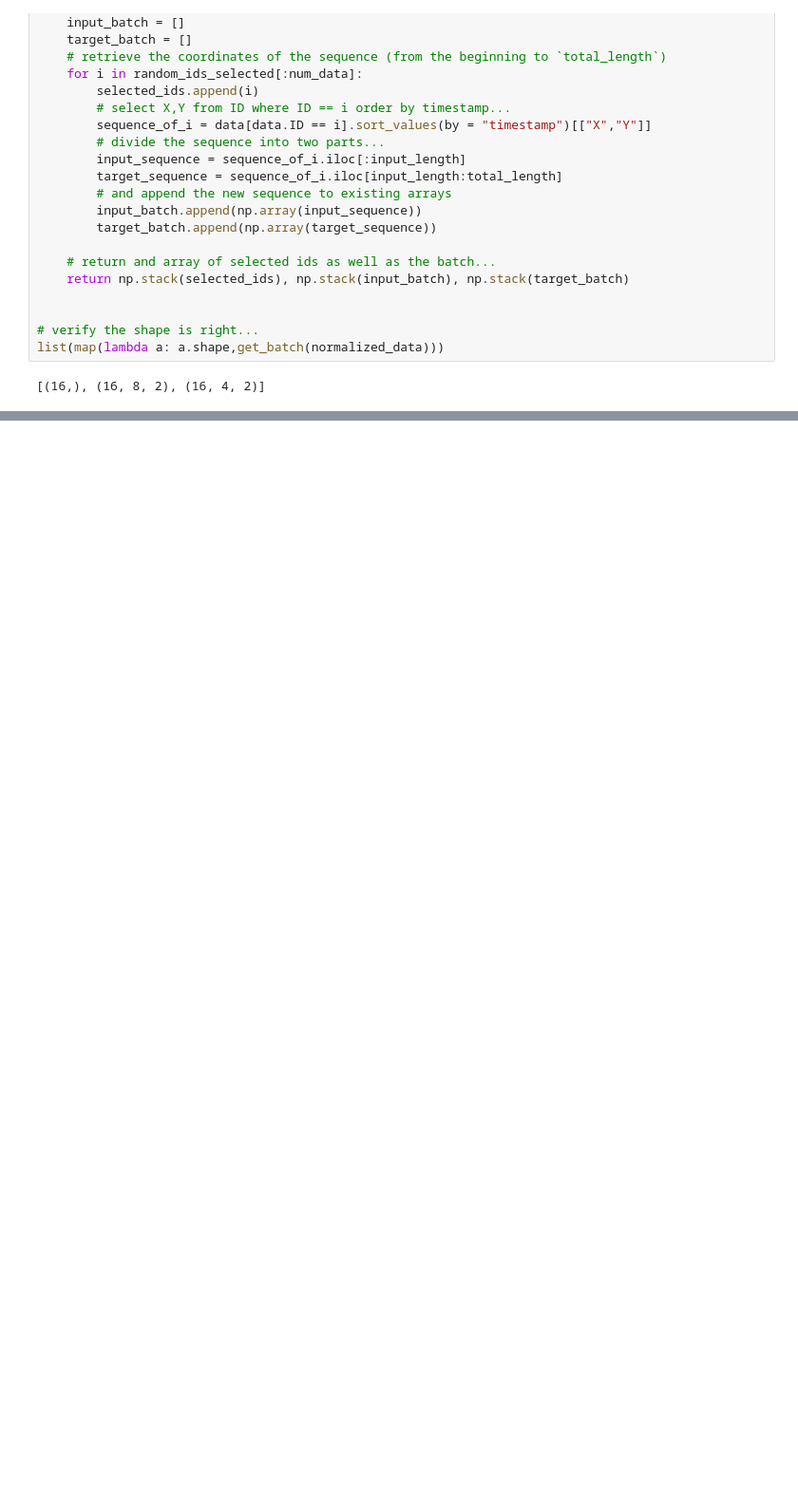
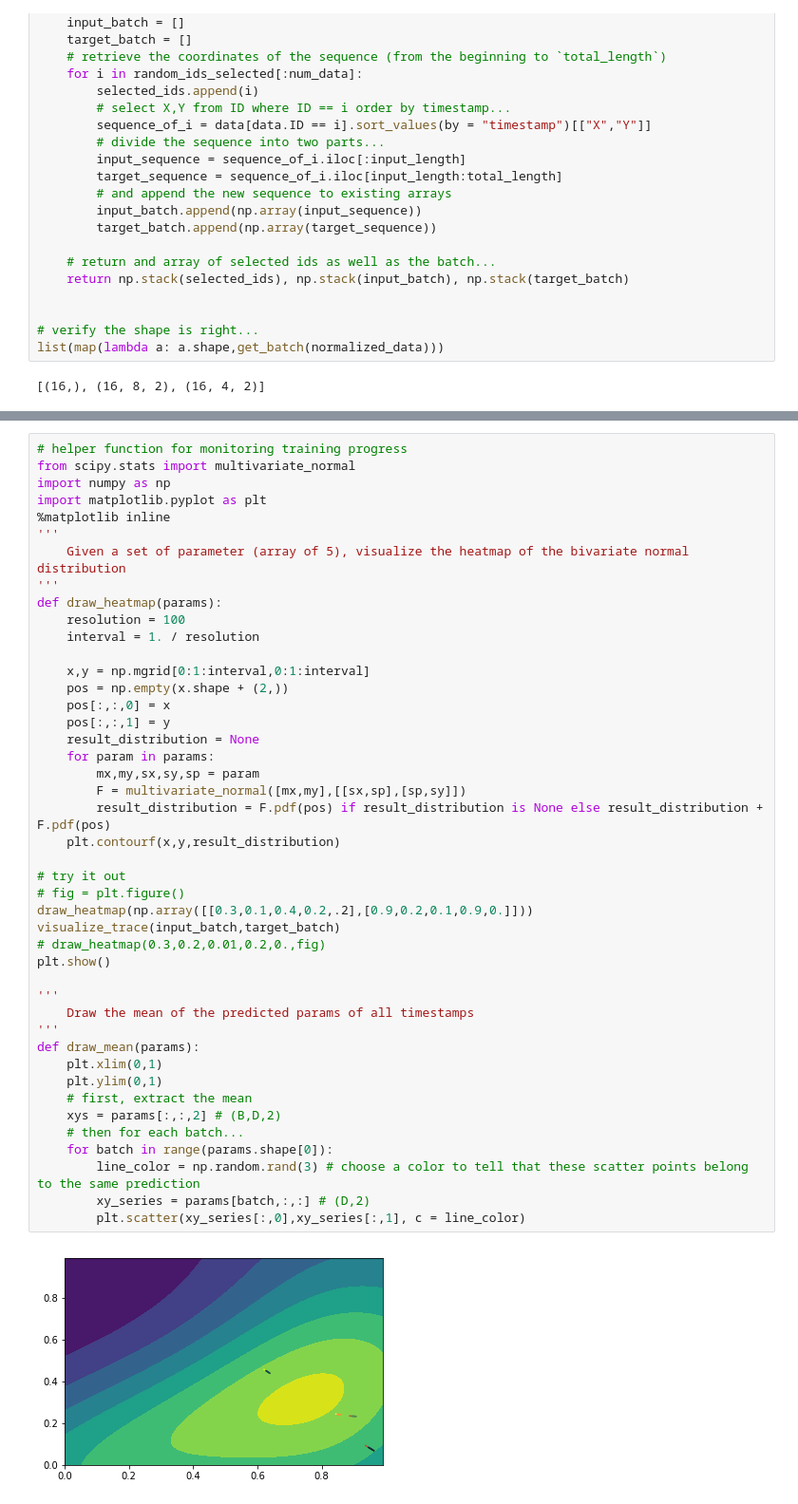
Before and after one commit to travistang/IDP, a Jupyter notebook: Untitled.ipynb, the cells around one changed output, grey strips where cells are left out. Shown: that part at 95% size. Cells and saved outputs as stored; diff of their text form; blank space fills up the shorter version.

```diff
--- a/Untitled.ipynb
+++ b/Untitled.ipynb
@@ -190,0 +257,46 @@ def negative_log_likelihood_loss(batch_bivariate_params, batch_observed_coordina
+# %%
+# helper function for monitoring training progress
+from scipy.stats import multivariate_normal
+import numpy as np
+import matplotlib.pyplot as plt
+%matplotlib inline
+'''
+    Given a set of parameter (array of 5), visualize the heatmap of the bivariate normal distribution
+'''
+def draw_heatmap(params):
+    resolution = 100
+    interval = 1. / resolution
+
+    x,y = np.mgrid[0:1:interval,0:1:interval]
+    pos = np.empty(x.shape + (2,))
+    pos[:,:,0] = x
+    pos[:,:,1] = y
+    result_distribution = None
+    for param in params:
+        mx,my,sx,sy,sp = param
+        F = multivariate_normal([mx,my],[[sx,sp],[sp,sy]])
+        result_distribution = F.pdf(pos) if result_distribution is None else result_distribution + F.pdf(pos)
+    plt.contourf(x,y,result_distribution)
+
+# try it out
+# fig = plt.figure()
+draw_heatmap(np.array([[0.3,0.1,0.4,0.2,.2],[0.9,0.2,0.1,0.9,0.]]))
+visualize_trace(input_batch,target_batch)
+# draw_heatmap(0.3,0.2,0.01,0.2,0.,fig)
+plt.show()
+
+'''
+    Draw the mean of the predicted params of all timestamps
+'''
+def draw_mean(params):
+    plt.xlim(0,1)
+    plt.ylim(0,1)
+    # first, extract the mean
+    xys = params[:,:,2] # (B,D,2)
+    # then for each batch...
+    for batch in range(params.shape[0]):
+        line_color = np.random.rand(3) # choose a color to tell that these scatter points belong to the same prediction
+        xy_series = params[batch,:,:] # (D,2)
+        plt.scatter(xy_series[:,0],xy_series[:,1], c = line_color)
+# %% [output]
+[figure, added]
```
Also changed, not shown: parts of 7 cells of this notebook.
